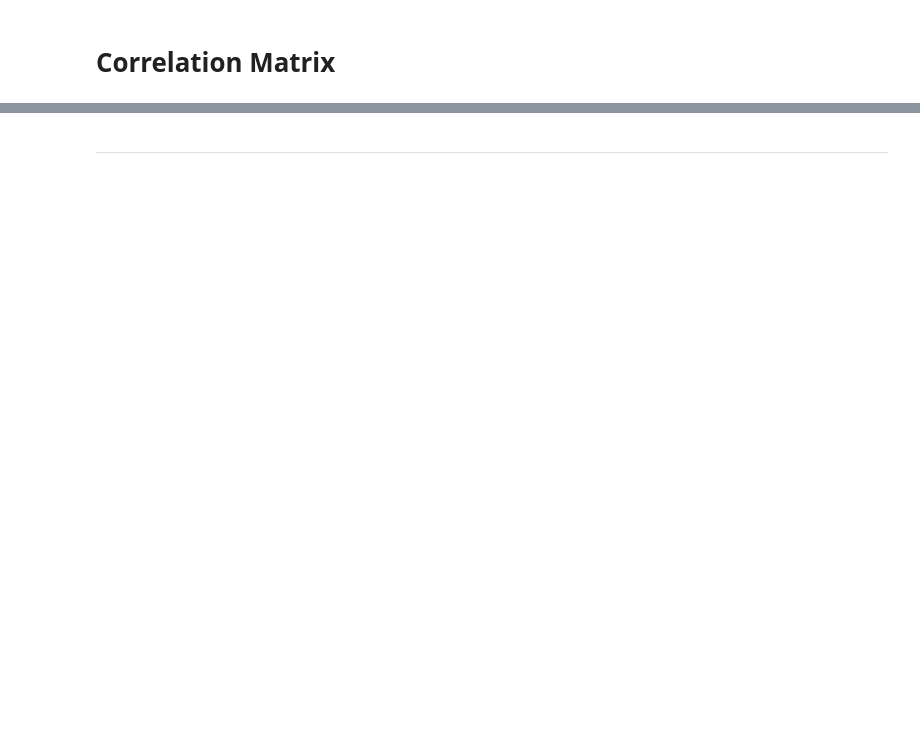
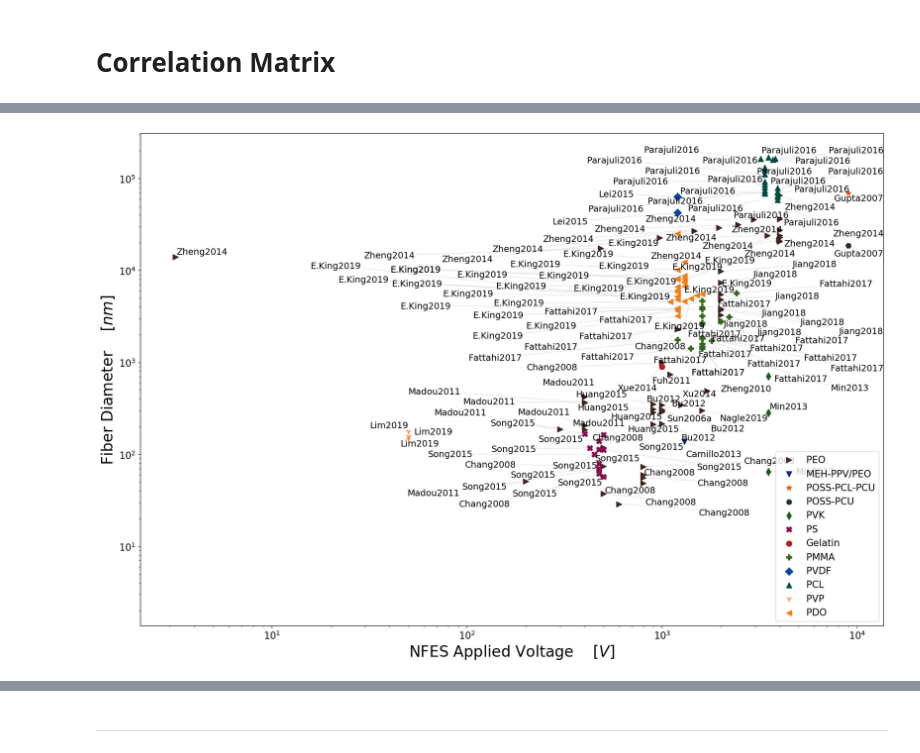
Before and after one commit to KiraSensei13/MNT_ITESM_Thesis, a Jupyter notebook: NFES_Review/_jupyterPlots/NFES_ReviewPaper.ipynb, the cells around one changed output, grey strips where cells are left out. Saved outputs shown, nothing was run; the diff lists cells and outputs as text; code cells hidden in the pictures; blank space fills up the shorter version.

```diff
--- a/NFES_Review/_jupyterPlots/NFES_ReviewPaper.ipynb
+++ b/NFES_Review/_jupyterPlots/NFES_ReviewPaper.ipynb
@@ -868,0 +862,11 @@ mpl.rcParams.update(mpl.rcParamsDefault); # Recover matplotlib defaults
+# %%
+x_str = 'NFES Applied Voltage'; x_units = r'$[V]$';
+y_str = 'Fiber Diameter'; y_units = r'$[nm]$';
+breakXlim = None;
+breakYlim = None;
+logScale  = True;
+refLabels = True;
+legPos = 'lower left';
+scatterPlot_breakAxis(x_str, x_units, y_str, y_units, refLabels, logScale, df, df_x, breakXlim, breakYlim, legPos);
+# %% [output]
+[figure, added]
```
Also changed, not shown: parts of 13 cells of this notebook, 15 other files.
